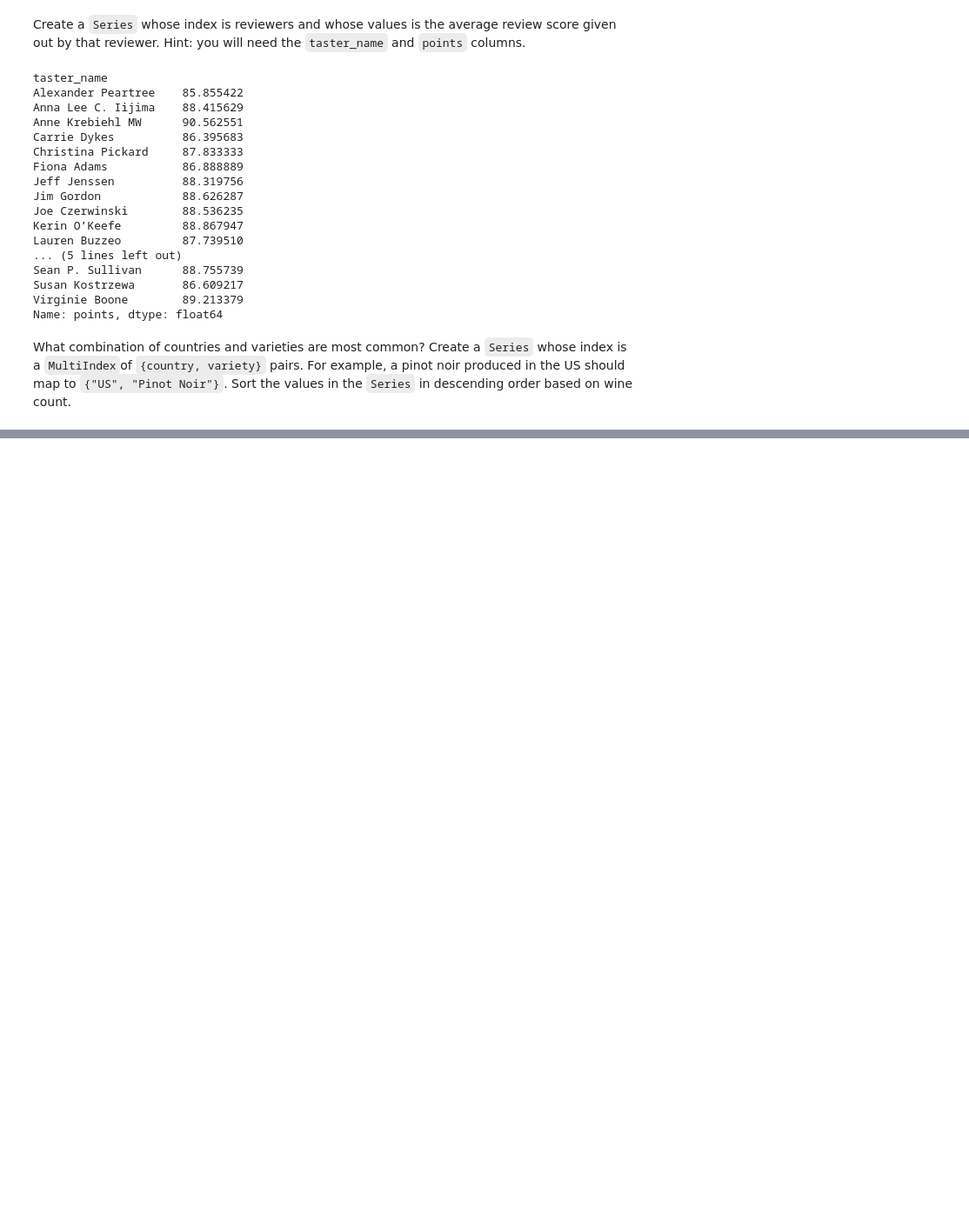
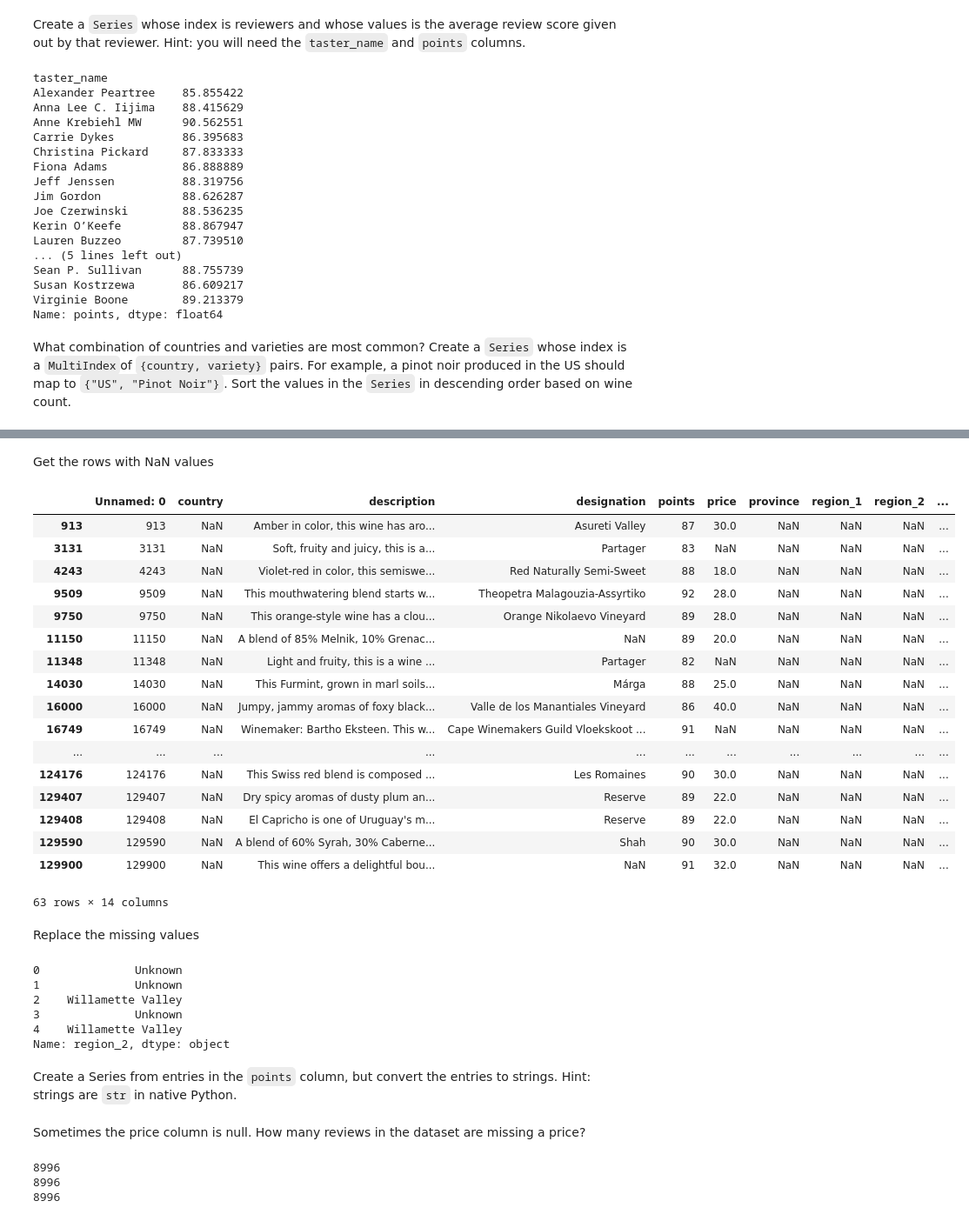
Before and after one commit to Ravi-Rsankar/python, a Jupyter notebook: python/data_science/pandas/kaggle_python_for_datascience.ipynb, the cells around one changed output, grey strips where cells are left out. Shown at 87% size. Cells and saved outputs as stored; diff of their text form; code cells hidden in the pictures; blank space fills up the shorter version.

```diff
--- a/python/data_science/pandas/kaggle_python_for_datascience.ipynb
+++ b/python/data_science/pandas/kaggle_python_for_datascience.ipynb
@@ -515,0 +494,36 @@ Length: 1612, dtype: int64
+# %% [markdown]
+Get the rows with NaN values
+# %%
+reviews[pd.isnull(reviews.country)]
+# %% [output]
+|  | Unnamed: 0 | country | description | designation | points | price | province | region_1 | region_2 | ... |
+| 913 | 913 | NaN | Amber in color, this wine has aro... | Asureti Valley | 87 | 30.0 | NaN | NaN | NaN | ... |
+| 3131 | 3131 | NaN | Soft, fruity and juicy, this is a... | Partager | 83 | NaN | NaN | NaN | NaN | ... |
+| 4243 | 4243 | NaN | Violet-red in color, this semiswe... | Red Naturally Semi-Sweet | 88 | 18.0 | NaN | NaN | NaN | ... |
+| 9509 | 9509 | NaN | This mouthwatering blend starts w... | Theopetra Malagouzia-Assyrtiko | 92 | 28.0 | NaN | NaN | NaN | ... |
+| 9750 | 9750 | NaN | This orange-style wine has a clou... | Orange Nikolaevo Vineyard | 89 | 28.0 | NaN | NaN | NaN | ... |
+| 11150 | 11150 | NaN | A blend of 85% Melnik, 10% Grenac... | NaN | 89 | 20.0 | NaN | NaN | NaN | ... |
+| 11348 | 11348 | NaN | Light and fruity, this is a wine ... | Partager | 82 | NaN | NaN | NaN | NaN | ... |
+| 14030 | 14030 | NaN | This Furmint, grown in marl soils... | Márga | 88 | 25.0 | NaN | NaN | NaN | ... |
+| 16000 | 16000 | NaN | Jumpy, jammy aromas of foxy black... | Valle de los Manantiales Vineyard | 86 | 40.0 | NaN | NaN | NaN | ... |
+| 16749 | 16749 | NaN | Winemaker: Bartho Eksteen. This w... | Cape Winemakers Guild Vloekskoot ... | 91 | NaN | NaN | NaN | NaN | ... |
+| ... | ... | ... | ... | ... | ... | ... | ... | ... | ... | ... |
+| 124176 | 124176 | NaN | This Swiss red blend is composed ... | Les Romaines | 90 | 30.0 | NaN | NaN | NaN | ... |
+| 129407 | 129407 | NaN | Dry spicy aromas of dusty plum an... | Reserve | 89 | 22.0 | NaN | NaN | NaN | ... |
+| 129408 | 129408 | NaN | El Capricho is one of Uruguay's m... | Reserve | 89 | 22.0 | NaN | NaN | NaN | ... |
+| 129590 | 129590 | NaN | A blend of 60% Syrah, 30% Caberne... | Shah | 90 | 30.0 | NaN | NaN | NaN | ... |
+| 129900 | 129900 | NaN | This wine offers a delightful bou... | NaN | 91 | 32.0 | NaN | NaN | NaN | ... |
+63 rows × 14 columns
+# %% [markdown]
+Replace the missing values
+# %%
+reviews.region_2.fillna('Unknown').head()
+# %% [output]
+0              Unknown
+1              Unknown
+2    Willamette Valley
+3              Unknown
+4    Willamette Valley
+Name: region_2, dtype: object
+# %% [markdown]
+Create a Series from entries in the `points` column, but convert the entries to strings. Hint: strings are `str` in native Python.
@@ -515,0 +532,18 @@ Length: 1612, dtype: int64
+# %% [markdown]
+Sometimes the price column is null. How many reviews in the dataset are missing a price?
+# %%
+missing_values = reviews[pd.isnull(reviews.price)]
+n_missings = len(missing_values)
+print(n_missings)
+
+# Cute alternative solution: if we sum a boolean series, True is treated as 1 and False as 0
+n_missings = reviews.price.isnull().sum()
+print(n_missings)
+
+# Or
+n_missings = pd.isnull(reviews.price).sum()
+print(n_missings)
+# %% [output]
+8996
+8996
+8996
```
Also changed, not shown: parts of 17 cells of this notebook.
